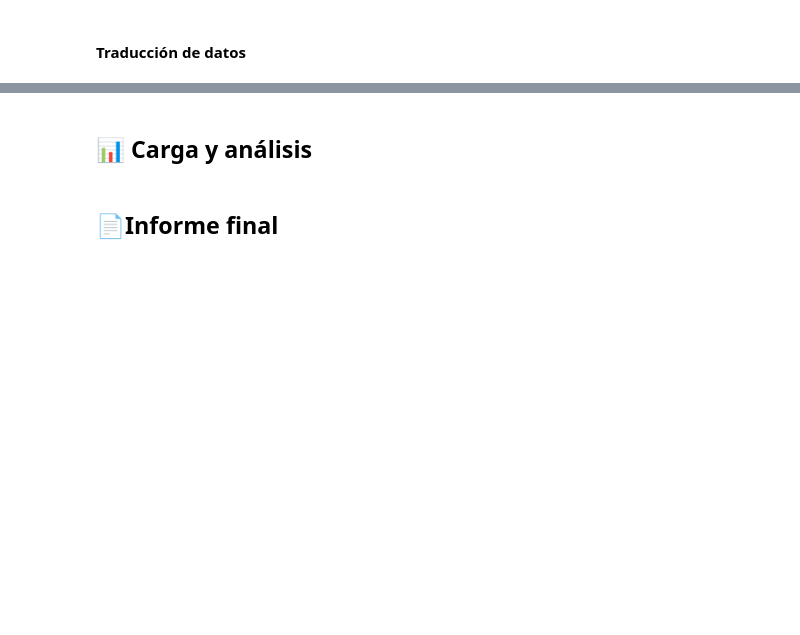
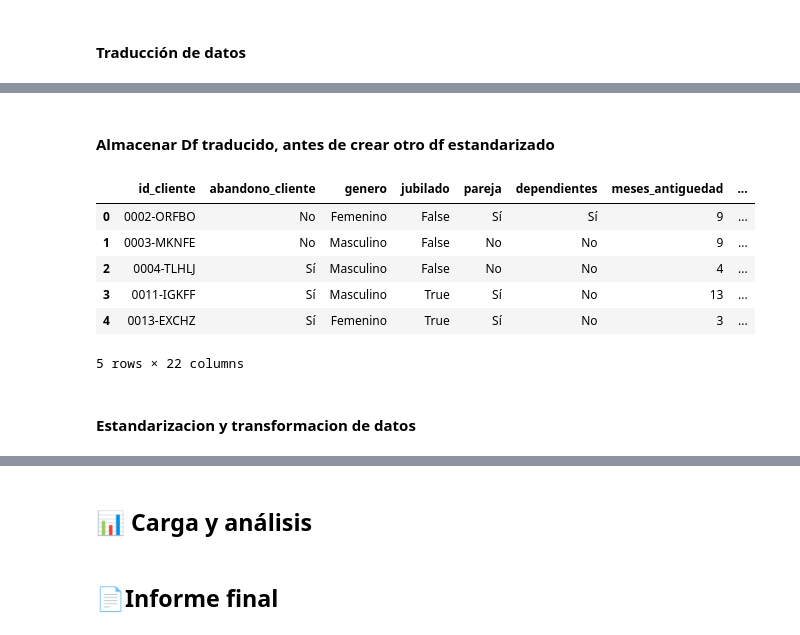
Before and after one commit to MigXDev/CS_Datos_I_DESAFIO_2, a Jupyter notebook: challenge2-data-science-LATAM-main/TelecomX_LATAM.ipynb, the cells around one changed output, grey strips where cells are left out. Saved outputs shown, nothing was run; the diff lists cells and outputs as text; code cells hidden in the pictures; blank space fills up the shorter version.

Commit message:
Comienzo de analisis de datos

```diff
--- a/challenge2-data-science-LATAM-main/TelecomX_LATAM.ipynb
+++ b/challenge2-data-science-LATAM-main/TelecomX_LATAM.ipynb
@@ -807,17 +807,17 @@ cols_es = {
     'dependents'       : 'dependientes',
     'tenure'           : 'meses_antiguedad',
     'phoneservice'     : 'servicio_telefono',
-    'multiplelines'    : 'extra.multiples_lineas',
+    'multiplelines'    : 'ad.multiples_lineas',
     'internetservice'  : 'servicio_internet',
-    'onlinesecurity'   : 'extra.seguridad_online',
-    'onlinebackup'     : 'extra.respaldo_online',
-    'deviceprotection' : 'extra.proteccion_dispositivo',
-    'techsupport'      : 'extra.soporte_tecnico',
-    'streamingtv'      : 'tv_streaming',
-    'streamingmovies'  : 'peliculas_streaming',
-    'contract'         : 'contrato_modalidad',
+    'onlinesecurity'   : 'ad.seguridad_online',
+    'onlinebackup'     : 'ad.respaldo_online',
+    'deviceprotection' : 'ad.proteccion_dispositivo',
+    'techsupport'      : 'ad.soporte_tecnico',
+    'streamingtv'      : 'tv.streaming',
+    'streamingmovies'  : 'peliculas.streaming',
+    'contract'         : 'contrato',
     'paperlessbilling' : 'factura_digital',
-    'PaymentMethod'    : 'metodo_pago',
+    'paymentmethod'    : 'metodo_pago',
     'charges.daily'    : 'cargo.diario',
     'charges.monthly'  : 'cargo.mensual',
     'charges.total'    : 'cargo.total'
@@ -855,0 +917,2 @@ df_Datos.replace({**map_bin, **map_serv, **map_genero}, inplace=True)
+# %% [markdown]
+#### Almacenar Df traducido, antes de crear otro df estandarizado
@@ -855,0 +922,15 @@ df_Datos.replace({**map_bin, **map_serv, **map_genero}, inplace=True)
+# %%
+# crear otro dataframe
+df_Estandarizado = df_Datos.copy()
+# %%
+df_Estandarizado.head()
+# %% [output]
+|  | id_cliente | abandono_cliente | genero | jubilado | pareja | dependientes | meses_antiguedad | ... |
+| 0 | 0002-ORFBO | No | Femenino | False | Sí | Sí | 9 | ... |
+| 1 | 0003-MKNFE | No | Masculino | False | No | No | 9 | ... |
+| 2 | 0004-TLHLJ | Sí | Masculino | False | No | No | 4 | ... |
+| 3 | 0011-IGKFF | Sí | Masculino | True | Sí | No | 13 | ... |
+| 4 | 0013-EXCHZ | Sí | Femenino | True | Sí | No | 3 | ... |
+5 rows × 22 columns
+# %% [markdown]
+#### Estandarizacion y transformacion de datos
```
Also changed, not shown: parts of 30 cells of this notebook.
